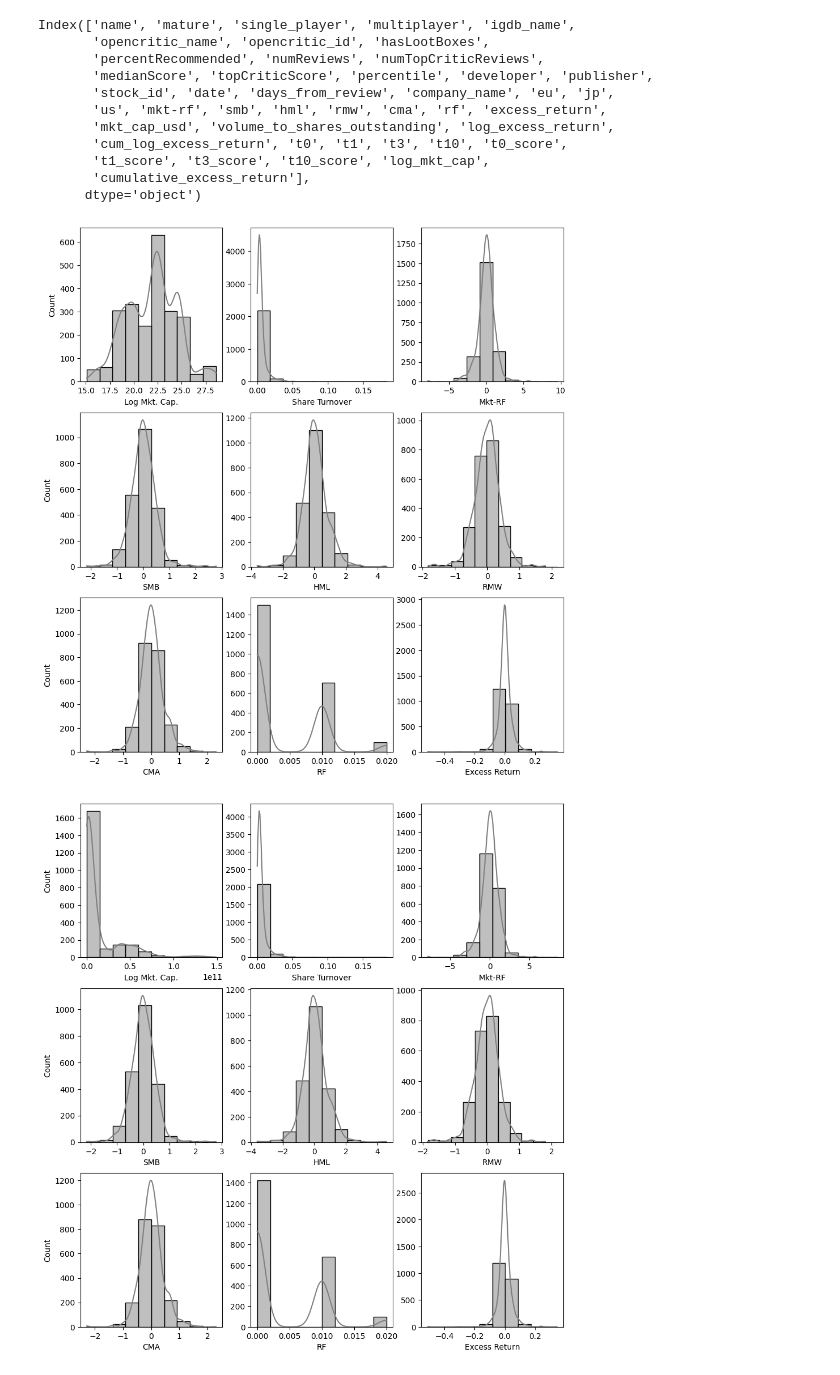
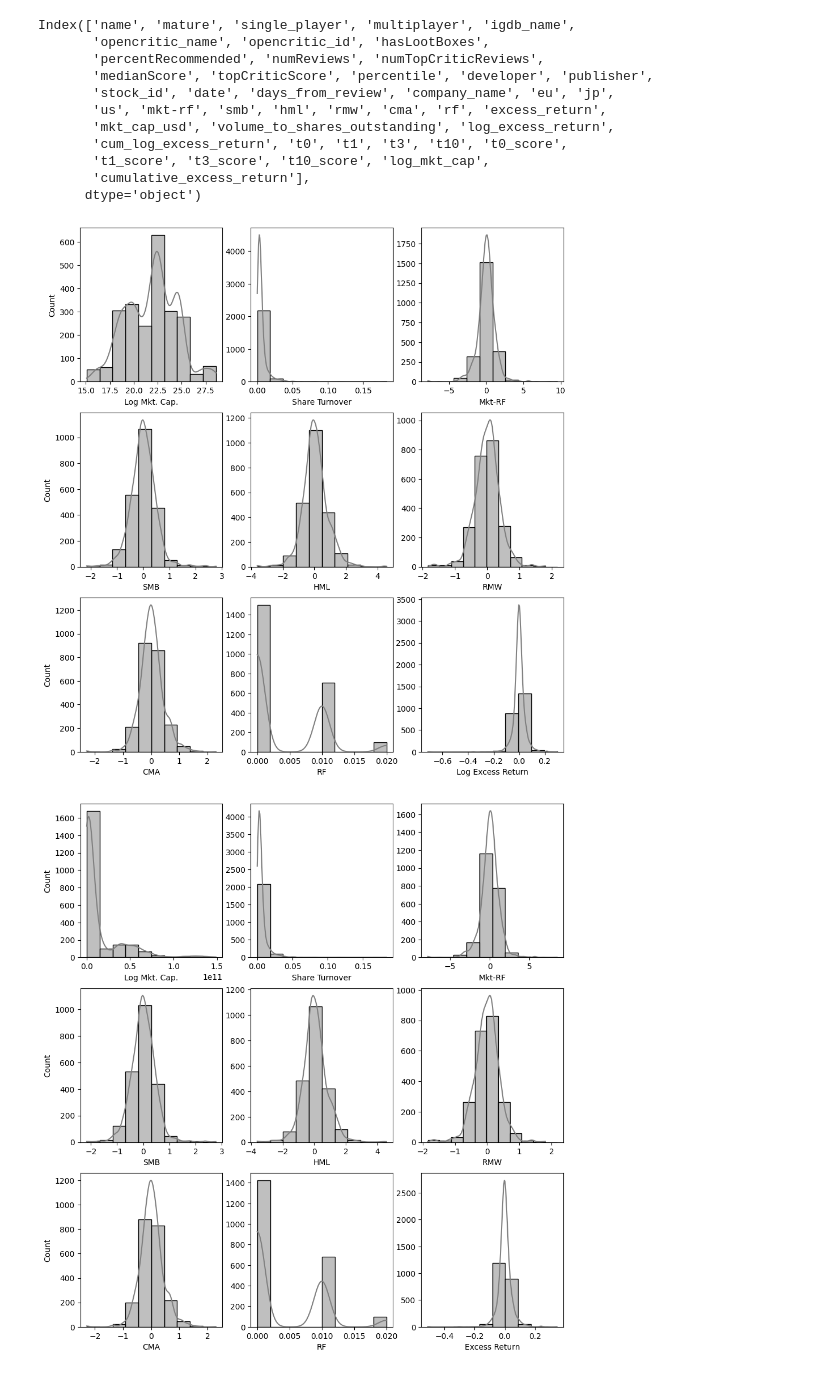
Before and after one commit to c0nn0rstevens/video-game-review-scores-returns-thesis, a Jupyter notebook: create_panel_dataset.ipynb, the cells around one changed output. Cells and saved outputs as stored; diff of their text form; code cells hidden in the pictures.

```diff
--- a/create_panel_dataset.ipynb
+++ b/create_panel_dataset.ipynb
@@ -568,36 +568,36 @@ Index(['name', 'mature', 'single_player', 'multiplayer', 'igdb_name',
 subplot_hist(
     df=df_games_panel,
     variables=[
         'log_mkt_cap',
         'volume_to_shares_outstanding',
         'mkt-rf',
         'smb',
         'hml',
         'rmw',
         'cma',
         'rf',
-        'excess_return'
+        'log_excess_return'
         ],
     num_columns=3,
     x_labels=[
         'Log Mkt. Cap.',
         'Share Turnover',
         'Mkt-RF',
         'SMB',
         'HML',
         'RMW',
         'CMA',
         'RF',
-        'Excess Return'
+        'Log Excess Return'
         ],
     share_y_axis=False,
     bins=10,
     image_name='panel_financial_metrics_distributions.png',
     figure_size = (11,12),
     y_label_plots=[0,3,6]
     )
 # %% [output]
-[figure, old version]
+[figure, new version]
 # %%
 # Plot histograms (excluding Microsoft) of financial data.
 subplot_hist(
```
Also changed, not shown: parts of 2 cells of this notebook, 3 other files.
